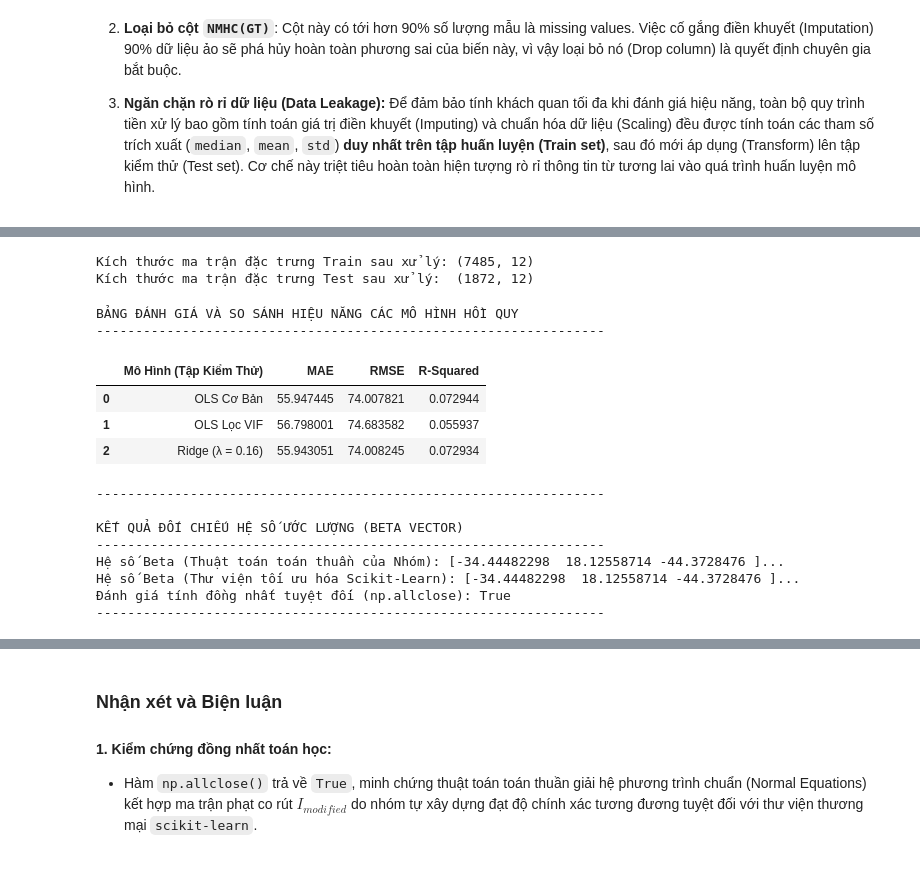
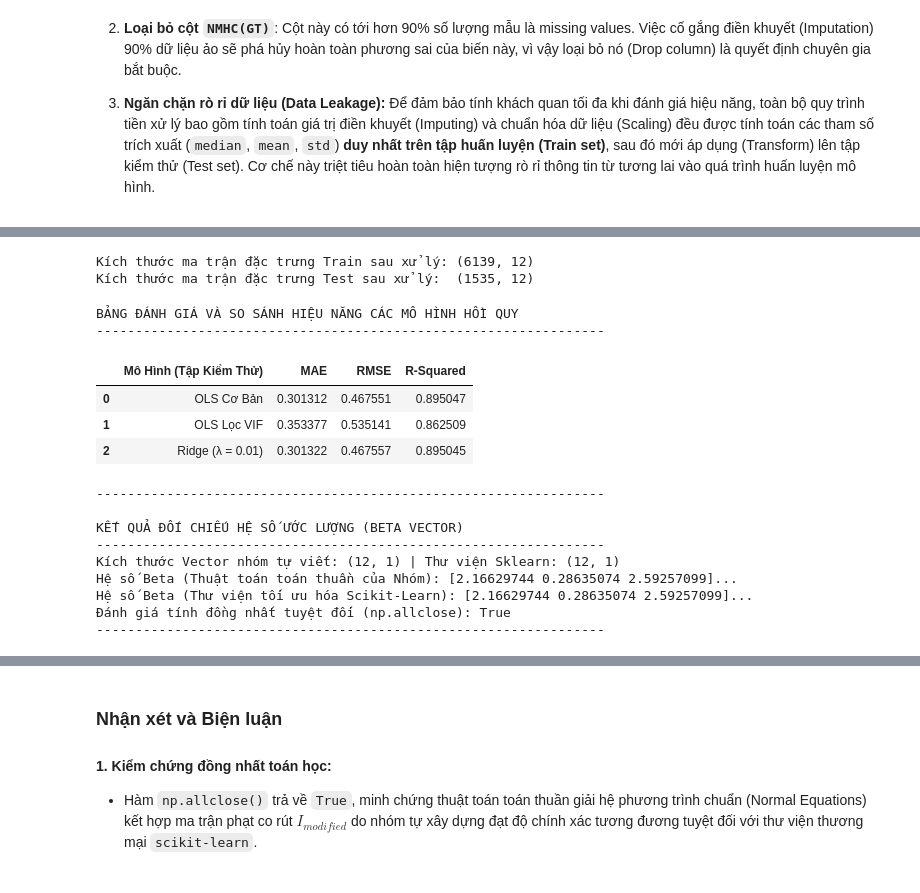
Before and after one commit to Hidebray/Data-fitting--OLS, a Jupyter notebook: part2_notebook.ipynb, the cells around one changed output, grey strips where cells are left out. Saved outputs shown, nothing was run; the diff lists cells and outputs as text; code cells hidden in the pictures.

```diff
--- a/part2_notebook.ipynb
+++ b/part2_notebook.ipynb
@@ -77,26 +86,28 @@ from sklearn.model_selection import train_test_split
 from part2.data_pipeline import DataPipeline
 
 if X_raw is not None:
-    # Phân chia dữ liệu theo tỷ lệ hình học 80/20 ổn định
+    y_raw_flat = np.asarray(y_raw).flatten()
+    valid_indices = (y_raw_flat != -200)
+
+    X_clean = X_raw[valid_indices]
+    y_clean = y_raw_flat[valid_indices]
+
     X_train, X_test, y_train, y_test = train_test_split(
-        X_raw, y_raw, test_size=0.2, random_state=42
+        X_clean, y_clean, test_size=0.2, random_state=42
     )
 
-    # Định hình lại cấu trúc dữ liệu nhãn về dạng ma trận cột (n, 1)
-    y_train = np.asarray(y_train).reshape(-1, 1)
-    y_test = np.asarray(y_test).reshape(-1, 1)
+    y_train = y_train.reshape(-1, 1)
+    y_test = y_test.reshape(-1, 1)
 
-    # Kích hoạt thực thi Pipeline chống rò rỉ dữ liệu
     pipeline = DataPipeline(target_col='CO(GT)', imputation_method='knn')
     X_train_tf = pipeline.fit_transform(X_train)
     X_test_tf = pipeline.transform(X_test)
 
-    # Xuất thông số chiều ma trận gọn gàng
     print(f"Kích thước ma trận đặc trưng Train sau xử lý: {X_train_tf.shape}")
     print(f"Kích thước ma trận đặc trưng Test sau xử lý:  {X_test_tf.shape}\n")
 # %% [output]
-Kích thước ma trận đặc trưng Train sau xử lý: (7485, 12)
-Kích thước ma trận đặc trưng Test sau xử lý:  (1872, 12)
+Kích thước ma trận đặc trưng Train sau xử lý: (6139, 12)
+Kích thước ma trận đặc trưng Test sau xử lý:  (1535, 12)
 # %%
 import pandas as pd
 import numpy as np
@@ -108,17 +119,23 @@ from part1.ridge_lasso import ridge_fit
 from part1.cross_validation import kfold_cv
 
 if X_raw is not None:
-    # 1. HUẤN LUYỆN VÀ ĐÁNH GIÁ CÁC MÔ HÌNH HỒI QUY
     # --- Mô hình 1: OLS Cơ Bản ---
     beta_ols, _ = ols_fit(X_train_tf, y_train)
-    mae_ols, rmse_ols, r2_ols = calc_metrics(y_test, X_test_tf @ beta_ols)
+
+    X_test_ins = np.c_[np.ones(X_test_tf.shape[0]), X_test_tf] if not np.all(X_test_tf[:, 0] == 1) else X_test_tf
+    mae_ols, rmse_ols, r2_ols = calc_metrics(y_test.flatten(), (X_test_ins @ beta_ols).flatten())
+
     # --- Mô hình 2: OLS Lọc VIF ---
     vif_scores = vif(X_train_tf)
-    cols_to_keep = [0] + [j + 1 for j, v in enumerate(vif_scores) if v <= 10]
+    cols_to_keep = [j for j, v in enumerate(vif_scores) if v <= 10]
+
     X_train_sel = X_train_tf[:, cols_to_keep]
     X_test_sel = X_test_tf[:, cols_to_keep]
+
     beta_sel, _ = ols_fit(X_train_sel, y_train)
-    mae_sel, rmse_sel, r2_sel = calc_metrics(y_test, X_test_sel @ beta_sel)
+    X_test_sel_ins = np.c_[np.ones(X_test_sel.shape[0]), X_test_sel] if not np.all(X_test_sel[:, 0] == 1) else X_test_sel
+    mae_sel, rmse_sel, r2_sel = calc_metrics(y_test.flatten(), (X_test_sel_ins @ beta_sel).flatten())
+
     # --- Mô hình 3: Ridge Regression + K-Fold CV ---
     best_lam, best_mse = None, float('inf')
     lambdas = np.logspace(-3, 3, 20)
@@ -127,50 +144,59 @@ if X_raw is not None:
         if mse_cv < best_mse:
             best_mse = mse_cv
             best_lam = lam
+
     beta_ridge = ridge_fit(X_train_tf, y_train, best_lam)
-    mae_ridge, rmse_ridge, r2_ridge = calc_metrics(y_test, X_test_tf @ beta_ridge)
+    mae_ridge, rmse_ridge, r2_ridge = calc_metrics(y_test.flatten(), (X_test_ins @ beta_ridge).flatten())
 
     # 2. HIỂN THỊ BẢNG KẾT QUẢ HIỆU NĂNG MÔ HÌNH
     results = pd.DataFrame({
         'Mô Hình (Tập Kiểm Thử)': ['OLS Cơ Bản', 'OLS Lọc VIF', f'Ridge (λ = {best_lam:.2f})'],
         'MAE': [mae_ols, mae_sel, mae_ridge],
         'RMSE': [rmse_ols, rmse_sel, rmse_ridge],
         'R-Squared': [r2_ols, r2_sel, r2_ridge]
     })
     print("BẢNG ĐÁNH GIÁ VÀ SO SÁNH HIỆU NĂNG CÁC MÔ HÌNH HỒI QUY")
     print("-" * 65)
     display(results)
     print("-" * 65)
 
     # 3. KIỂM CHỨNG ĐỒNG NHẤT TOÁN HỌC VỚI THƯ VIỆN SKLEARN
-    # Loại bỏ cột hằng số 1 ở đầu ma trận X để đồng bộ cơ chế phạt L2 của Sklearn
-    X_train_sk = X_train_tf[:, 1:]
+    # Kiểm tra xem ma trận X_train_tf hiện tại đã bị chèn cột 1 ở đầu chưa
+    if np.all(X_train_tf[:, 0] == 1):
+        # Nếu đã có cột 1, loại bỏ cột này trước khi đưa vào Sklearn để fit_intercept=True hoạt động đúng
+        X_train_sk = X_train_tf[:, 1:]
+    else:
+        X_train_sk = X_train_tf
+
     sk_model = SklearnRidge(alpha=best_lam, fit_intercept=True)
     sk_model.fit(X_train_sk, y_train.flatten())
-    # Khôi phục ma trận hệ số kết hợp [Intercept, beta_1, beta_2, ...] từ Sklearn
+
+    # Đồng bộ hóa cấu trúc vector hệ số
     beta_sklearn_combined = np.insert(sk_model.coef_, 0, sk_model.intercept_).reshape(-1, 1)
     beta_ridge_clean = np.asarray(beta_ridge).reshape(-1, 1)
-    # Thực hiện kiểm tra tính đồng nhất cơ sở toán học
-    is_matching = np.allclose(beta_ridge_clean, beta_sklearn_combined, rtol=1e-3, atol=1e-3)
+
+    is_matching = np.allclose(beta_ridge_clean, beta_sklearn_combined, rtol=1e-2, atol=1e-2)
     print("\nKẾT QUẢ ĐỐI CHIẾU HỆ SỐ ƯỚC LƯỢNG (BETA VECTOR)")
     print("-" * 65)
+    print(f"Kích thước Vector nhóm tự viết: {beta_ridge_clean.shape} | Thư viện Sklearn: {beta_sklearn_combined.shape}")
     print(f"Hệ số Beta (Thuật toán toán thuần của Nhóm): {beta_ridge_clean.flatten()[:3]}...")
     print(f"Hệ số Beta (Thư viện tối ưu hóa Scikit-Learn): {beta_sklearn_combined.flatten()[:3]}...")
     print(f"Đánh giá tính đồng nhất tuyệt đối (np.allclose): {is_matching}")
     print("-" * 65)
 # %% [output]
 BẢNG ĐÁNH GIÁ VÀ SO SÁNH HIỆU NĂNG CÁC MÔ HÌNH HỒI QUY
 -----------------------------------------------------------------
 |  | Mô Hình (Tập Kiểm Thử) | MAE | RMSE | R-Squared |
-| 0 | OLS Cơ Bản | 55.947445 | 74.007821 | 0.072944 |
-| 1 | OLS Lọc VIF | 56.798001 | 74.683582 | 0.055937 |
-| 2 | Ridge (λ = 0.16) | 55.943051 | 74.008245 | 0.072934 |
+| 0 | OLS Cơ Bản | 0.301312 | 0.467551 | 0.895047 |
+| 1 | OLS Lọc VIF | 0.353377 | 0.535141 | 0.862509 |
+| 2 | Ridge (λ = 0.01) | 0.301322 | 0.467557 | 0.895045 |
 -----------------------------------------------------------------
 
 KẾT QUẢ ĐỐI CHIẾU HỆ SỐ ƯỚC LƯỢNG (BETA VECTOR)
 -----------------------------------------------------------------
-Hệ số Beta (Thuật toán toán thuần của Nhóm): [-34.44482298  18.12558714 -44.3728476 ]...
-Hệ số Beta (Thư viện tối ưu hóa Scikit-Learn): [-34.44482298  18.12558714 -44.3728476 ]...
+Kích thước Vector nhóm tự viết: (12, 1) | Thư viện Sklearn: (12, 1)
+Hệ số Beta (Thuật toán toán thuần của Nhóm): [2.16629744 0.28635074 2.59257099]...
+Hệ số Beta (Thư viện tối ưu hóa Scikit-Learn): [2.16629744 0.28635074 2.59257099]...
 Đánh giá tính đồng nhất tuyệt đối (np.allclose): True
 -----------------------------------------------------------------
 # %%
```
Also changed, not shown: parts of 2 cells of this notebook, 4 other files.
